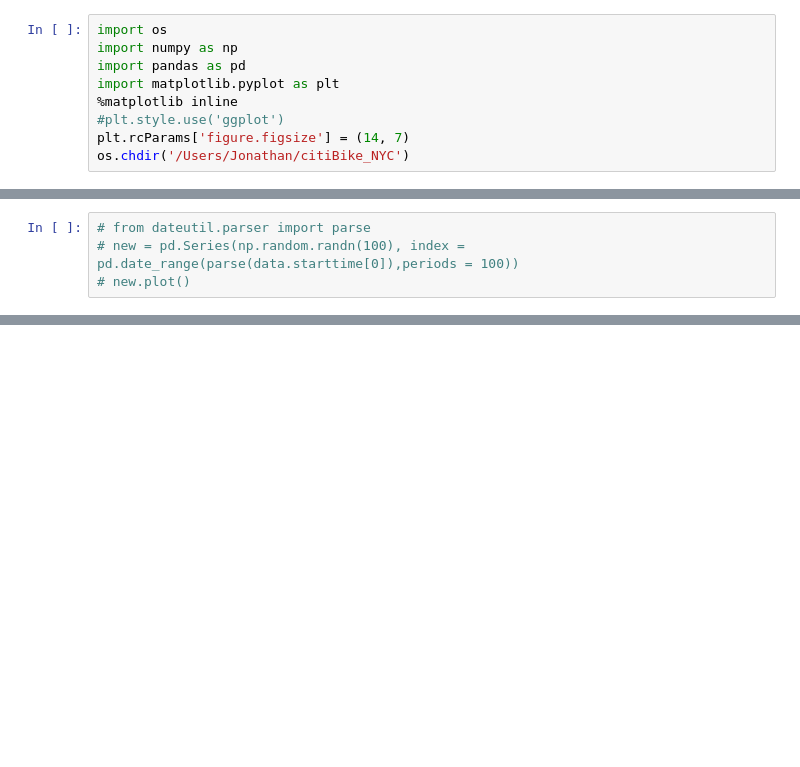
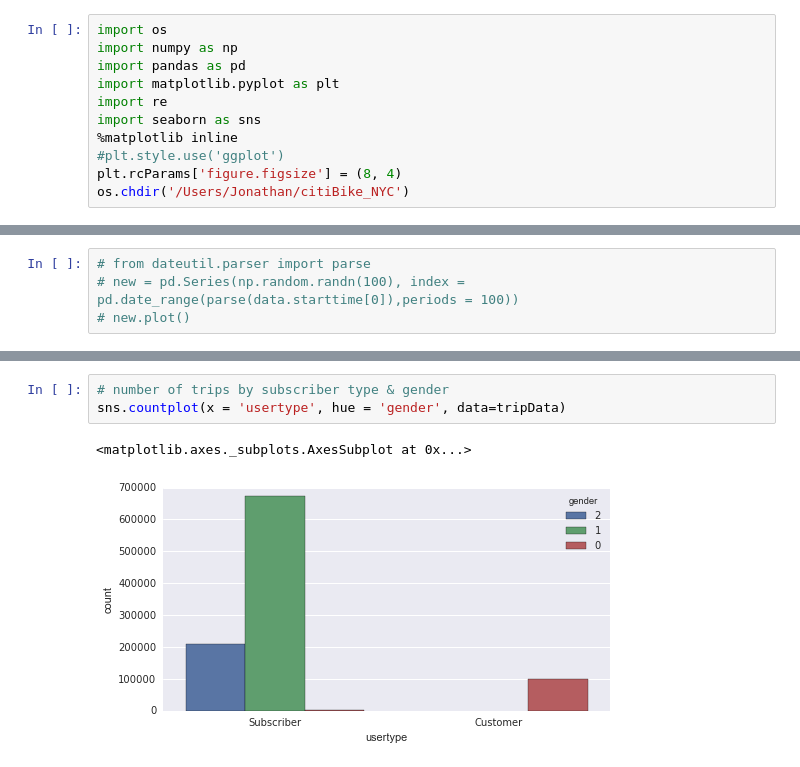
Before and after one commit to JE-/citiBike_NYC, a Jupyter notebook: citiBike_NYC.ipynb, the cells around one changed output, grey strips where cells are left out. Saved outputs shown, nothing was run; the diff lists cells and outputs as text; blank space fills up the shorter version.

```diff
--- a/citiBike_NYC.ipynb
+++ b/citiBike_NYC.ipynb
@@ -3,9 +3,11 @@ import os
 import numpy as np
 import pandas as pd
 import matplotlib.pyplot as plt
+import re
+import seaborn as sns
 %matplotlib inline
 #plt.style.use('ggplot')
-plt.rcParams['figure.figsize'] = (14, 7)
+plt.rcParams['figure.figsize'] = (8, 4)
 os.chdir('/Users/Jonathan/citiBike_NYC')
 # %%
 # # Read data from citibikenyc website (https://www.citibikenyc.com/system-data)
@@ -134,3 +167,9 @@ data
 | 98 | 422 | 11/1/2015 00:09:20 | 11/1/2015 00:16:22 | 3111 | Norman Ave & Leonard St | 40.725848 | ... |
 | 99 | 418 | 11/1/2015 00:09:22 | 11/1/2015 00:16:20 | 311 | Norfolk St & Broome St | 40.717227 | ... |
 100 rows × 15 columns
+# %%
+# number of trips by subscriber type & gender
+sns.countplot(x = 'usertype', hue = 'gender', data=tripData)
+# %% [output]
+<matplotlib.axes._subplots.AxesSubplot at 0x...>
+[figure, added]
```
Also changed, not shown: parts of 19 cells of this notebook, 2 other files.
